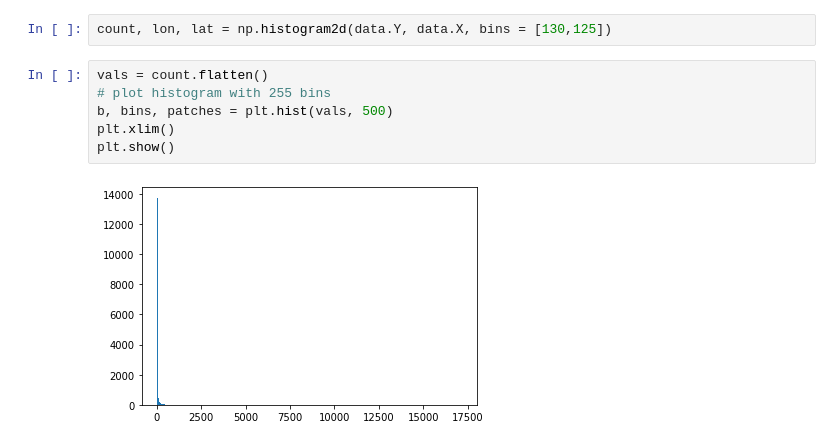
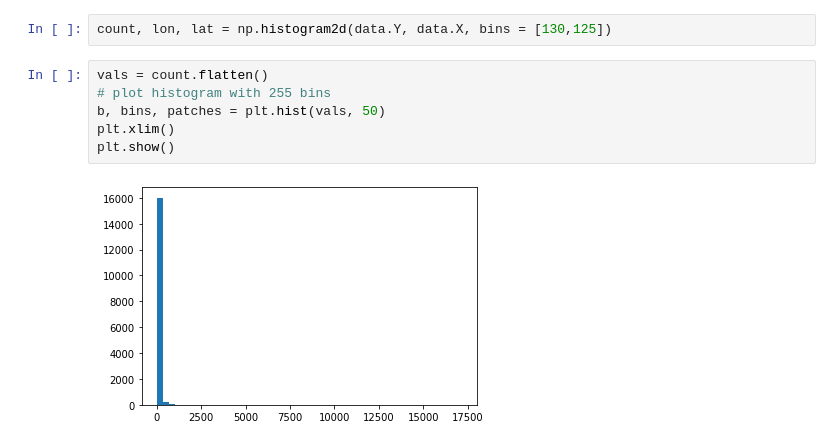
Before and after one commit to AlexAbades/social-data, a Jupyter notebook: s5/w5.ipynb, the cells around one changed output. Drawn from its saved outputs; the diff is of its cells as text.

```diff
--- a/s5/w5.ipynb
+++ b/s5/w5.ipynb
@@ -91,11 +91,11 @@ count, lon, lat = np.histogram2d(data.Y, data.X, bins = [130,125])
 # %%
 vals = count.flatten()
 # plot histogram with 255 bins
-b, bins, patches = plt.hist(vals, 500)
+b, bins, patches = plt.hist(vals, 50)
 plt.xlim()
 plt.show()
 # %% [output]
-[figure, old version]
+[figure, new version]
 # %%
 df_tmp = pd.DataFrame(count)
 df_tmp.plot(kind="hist", logx=True, logy=True, legend=False, bins=500)
```
Also changed, not shown: parts of 10 cells of this notebook, 1 other file.
